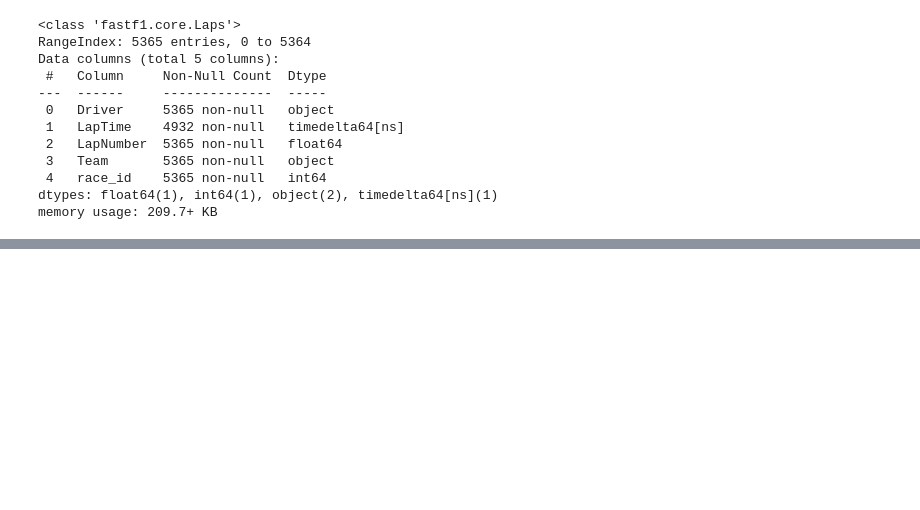
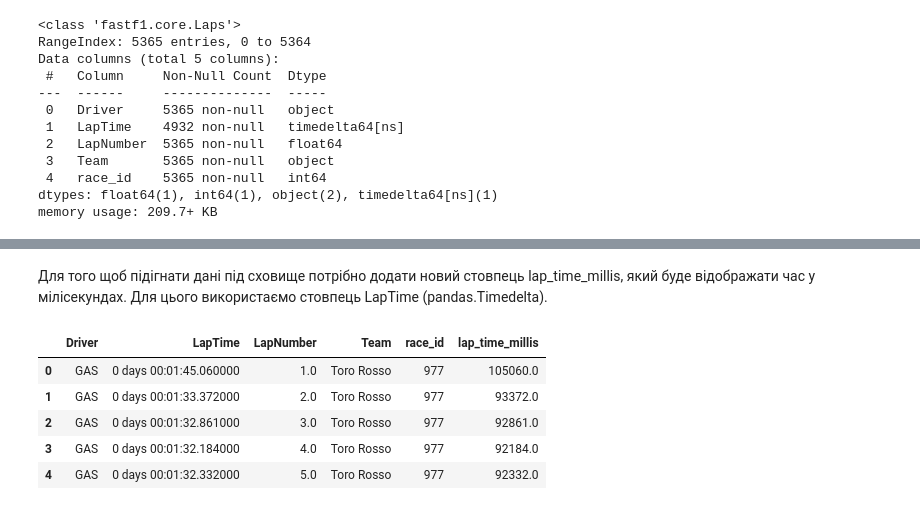
Before and after one commit to zagrebelnio/F1-Championship-Data-Analysis, a Jupyter notebook: storage/scripts/lap_times.ipynb, the cells around one changed output, grey strips where cells are left out. Saved outputs shown, nothing was run; the diff lists cells and outputs as text; code cells hidden in the pictures; blank space fills up the shorter version.

```diff
--- a/storage/scripts/lap_times.ipynb
+++ b/storage/scripts/lap_times.ipynb
@@ -157,0 +194,12 @@ memory usage: 209.7+ KB
+# %% [markdown]
+Для того щоб підігнати дані під сховище потрібно додати новий стовпець lap_time_millis, який буде відображати час у мілісекундах. Для цього використаємо стовпець LapTime (pandas.Timedelta).
+# %%
+race_lap_times_df['lap_time_millis'] = race_lap_times_df['LapTime'].dt.total_seconds() * 1000
+race_lap_times_df.head()
+# %% [output]
+|  | Driver | LapTime | LapNumber | Team | race_id | lap_time_millis |
+| 0 | GAS | 0 days 00:01:45.060000 | 1.0 | Toro Rosso | 977 | 105060.0 |
+| 1 | GAS | 0 days 00:01:33.372000 | 2.0 | Toro Rosso | 977 | 93372.0 |
+| 2 | GAS | 0 days 00:01:32.861000 | 3.0 | Toro Rosso | 977 | 92861.0 |
+| 3 | GAS | 0 days 00:01:32.184000 | 4.0 | Toro Rosso | 977 | 92184.0 |
+| 4 | GAS | 0 days 00:01:32.332000 | 5.0 | Toro Rosso | 977 | 92332.0 |
```
Also changed, not shown: parts of 11 cells of this notebook.
